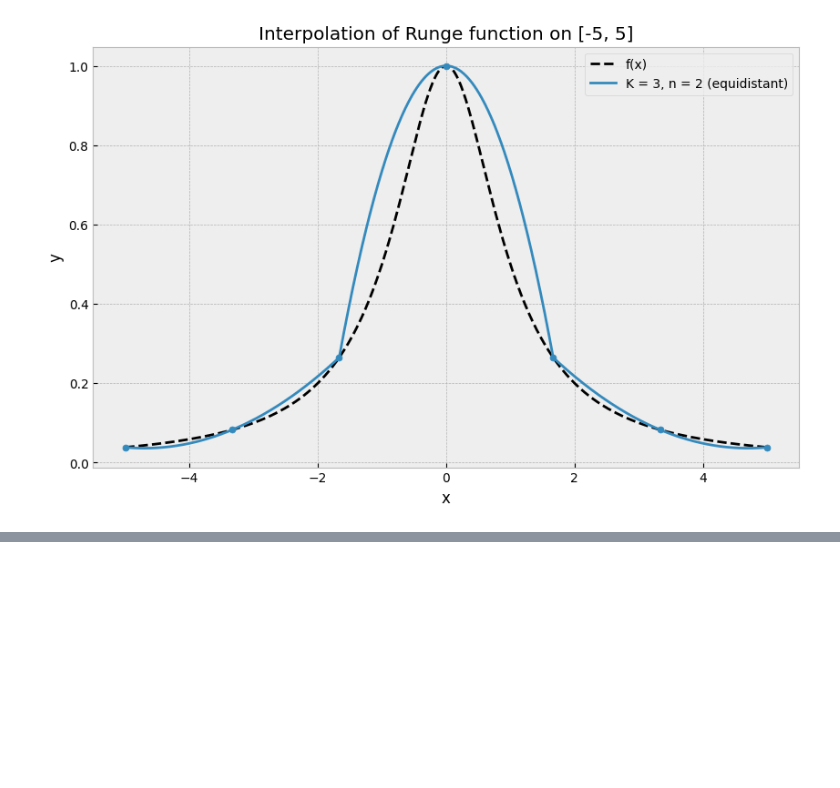
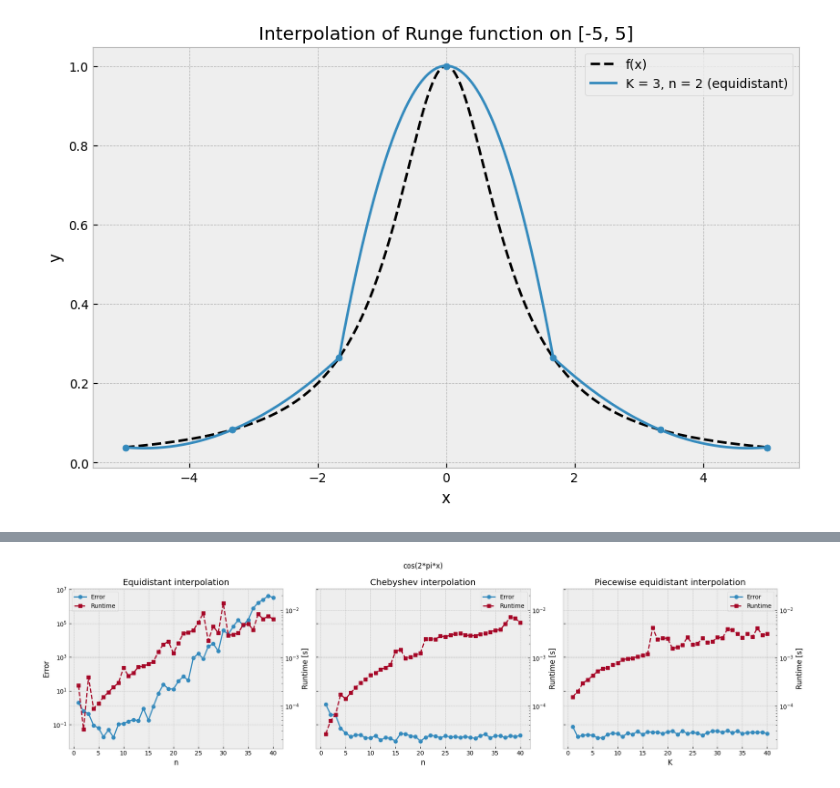
Before and after one commit to Akaada/TMA4215_NumericalMathematics_project1, a Jupyter notebook: taskc_ny.ipynb, the cells around one changed output, grey strips where cells are left out. Cells and saved outputs as stored; diff of their text form; code cells hidden in the pictures; blank space fills up the shorter version.

```diff
--- a/taskc_ny.ipynb
+++ b/taskc_ny.ipynb
@@ -19,0 +60,9 @@ plot_time_interpolation(
+# %%
+plot_time_interpolation(
+    f_cos, 0, 1,
+    n0=1, n_end=40,
+    K0=1, K_end=40,
+    noise = 0.01
+)
+# %% [output]
+[figure, added]
```
Also changed, not shown: parts of 13 cells of this notebook, 2 other files.
